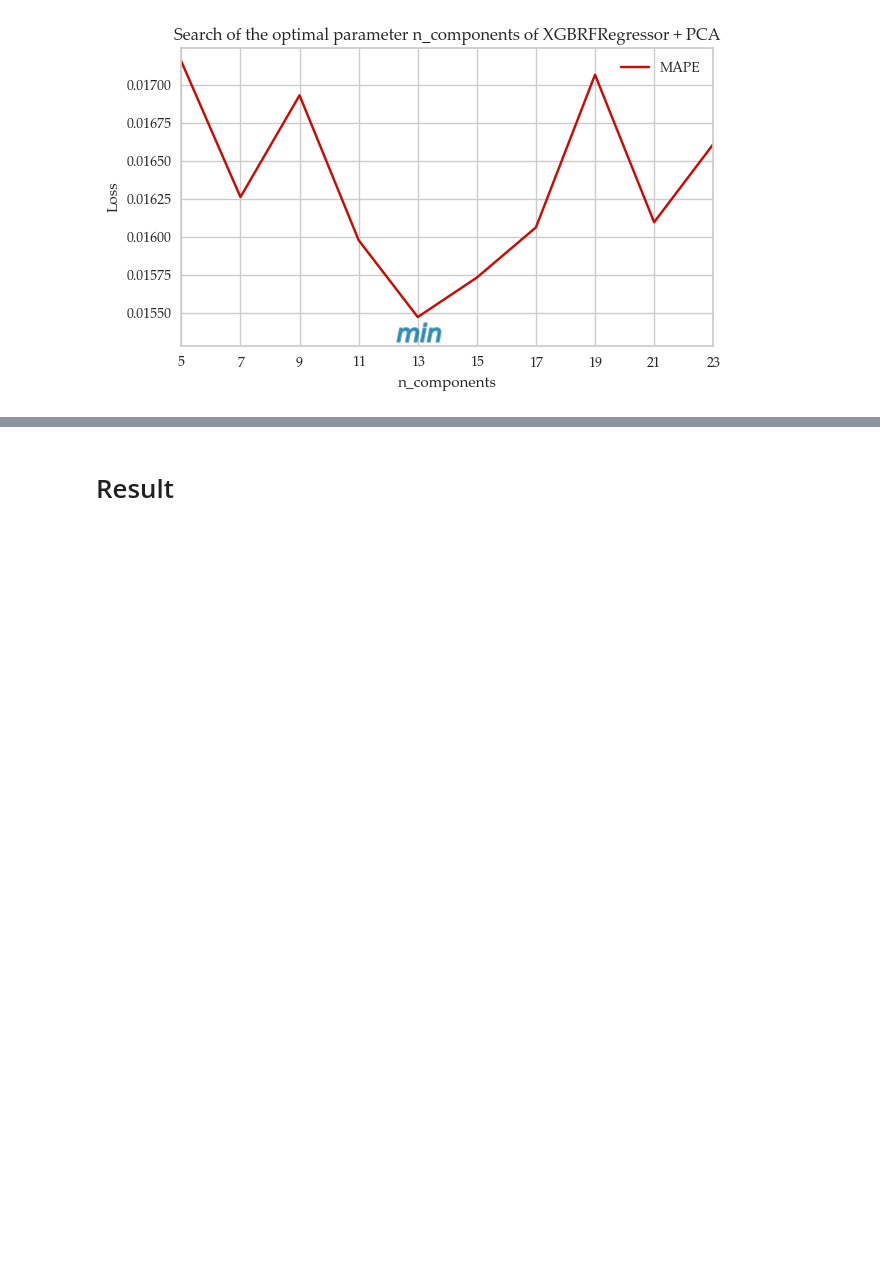
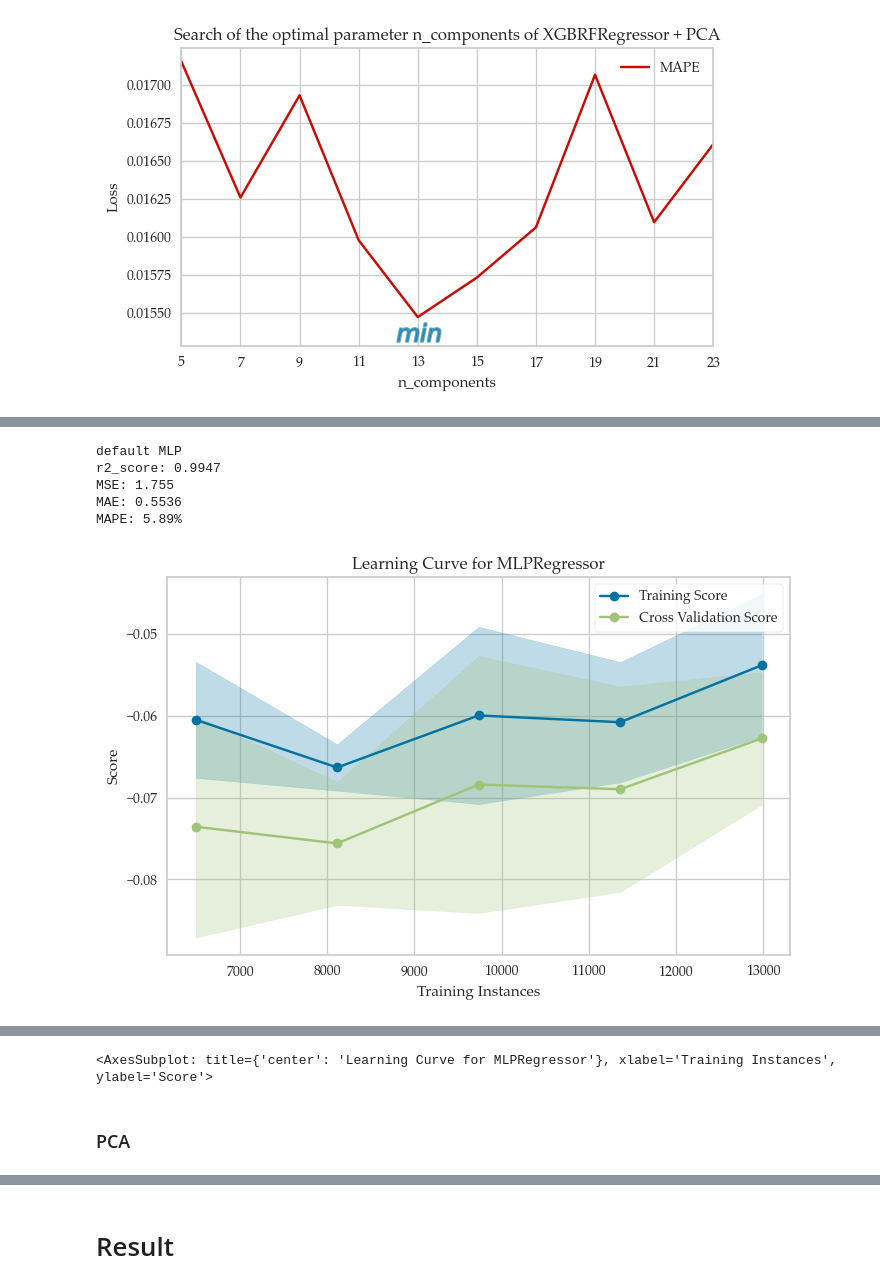
Before and after one commit to caapel/SOFC, a Jupyter notebook: SOFC_analisys.ipynb, the cells around one changed output, grey strips where cells are left out. Cells and saved outputs as stored; diff of their text form; code cells hidden in the pictures; blank space fills up the shorter version.

Commit message:
added MLPRegressor

```diff
--- a/SOFC_analisys.ipynb
+++ b/SOFC_analisys.ipynb
@@ -783,0 +846,23 @@ plt.show()
+# %%
+%%time
+
+start_time = time.time()
+
+MLP_grid = GridSearchCV(estimator=MLPRegressor(random_state=random_state,
+                                               learning_rate='invscaling',
+                                               learning_rate_init=0.055,
+                                               solver='adam',
+                                               max_iter=2000),
+                        param_grid=param_grid,
+                        scoring='neg_mean_absolute_percentage_error',
+                        verbose=0,
+                        cv=ShuffleSplit(n_splits=n_splits, random_state=random_state)
+                       )
+
+MLP_grid.fit(X_train, y_train)
+MLP_best = MLP_grid.best_estimator_
+y_pred = MLP_best.predict(X_test)
+
+elapsed_time = time.time() - start_time
+
+print(f"Best MLP-params:", MLP_grid.best_params_)
@@ -783,0 +873,40 @@ plt.show()
+# %%
+search_result.loc['MLP default'] = (r2_score(y_pred, y_test),
+                                    MSE(y_pred, y_test),
+                                    MAE(y_pred, y_test),
+                                    MAPE(y_pred, y_test),
+                                    elapsed_time/(len(ParameterGrid(param_grid))*n_splits))
+print('default MLP',
+      f'r2_score: {r2_score(y_pred, y_test):.4}',
+      f'MSE: {MSE(y_pred, y_test):.4}',
+      f'MAE: {MAE(y_pred, y_test):.4}',
+      f'MAPE: {MAPE(y_pred, y_test):.2%}', sep='\n')
+# %% [output]
+default MLP
+r2_score: 0.9947
+MSE: 1.755
+MAE: 0.5536
+MAPE: 5.89%
+# %%
+%%time
+
+# Plotting learning curve for XGBoost regressor
+cv = ShuffleSplit(n_splits=5, random_state=random_state)
+sizes = np.linspace(0.5, 1.0, 5)
+plt.figure(figsize=(8,6))
+visualizer = LearningCurve(MLP_best,
+                           cv=cv,
+                           scoring='neg_mean_absolute_percentage_error',
+                           train_sizes=sizes, n_jobs=-1, size=(720, 480))
+
+visualizer.fit(X_std,y)
+
+plt.title('Learning Curve for MLPRegressor')
+plt.xlabel('Training Instances')
+plt.ylabel('Score')
+plt.legend()
+plt.tight_layout()
+plt.savefig('pictures/Learning_Curve_for_MLP.png', dpi = 300, transparent = True)
+visualizer.show()
+# %% [output]
+[figure, added]
@@ -783,0 +915,3 @@ plt.show()
+<AxesSubplot: title={'center': 'Learning Curve for MLPRegressor'}, xlabel='Training Instances', ylabel='Score'>
+# %% [markdown]
+### PCA
```
Also changed, not shown: parts of 25 cells of this notebook, 1 other file.
